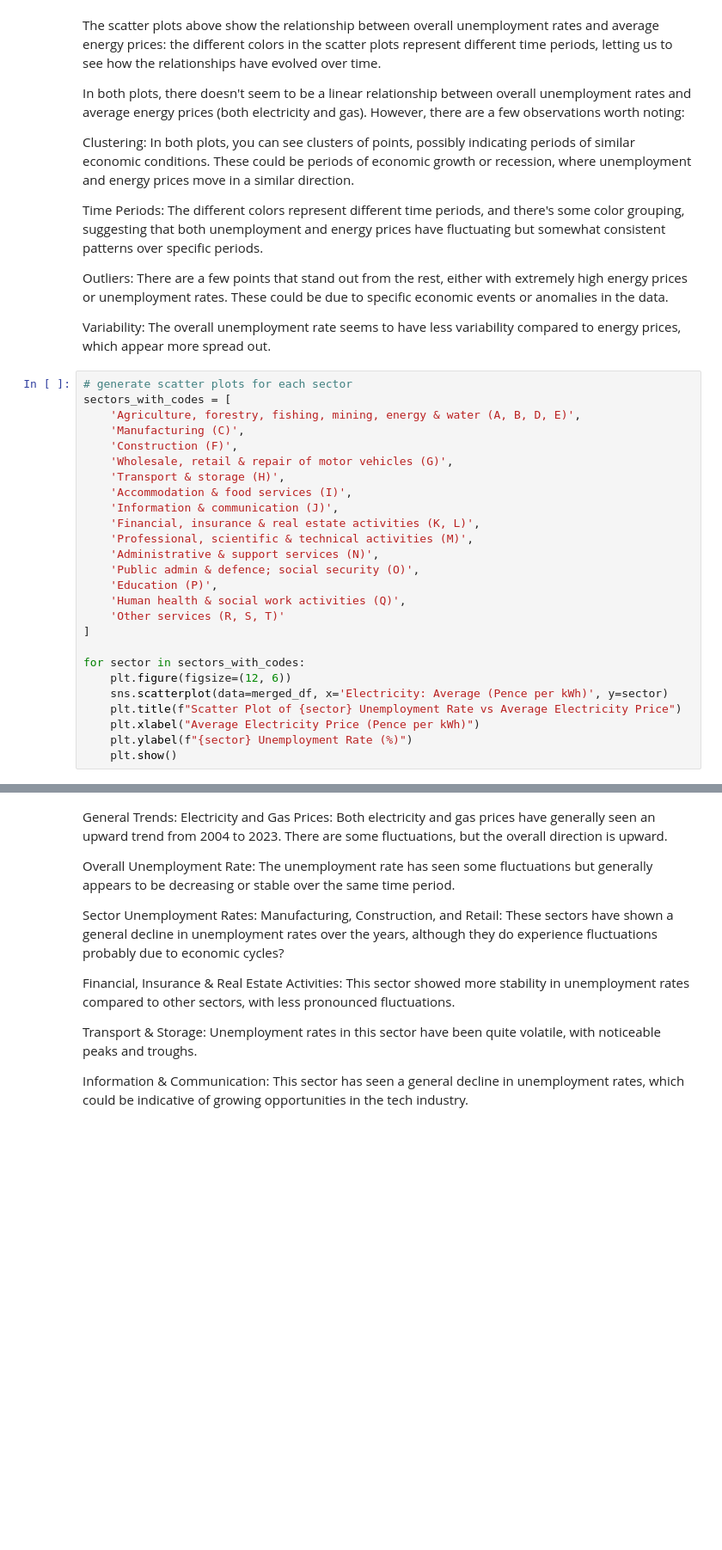
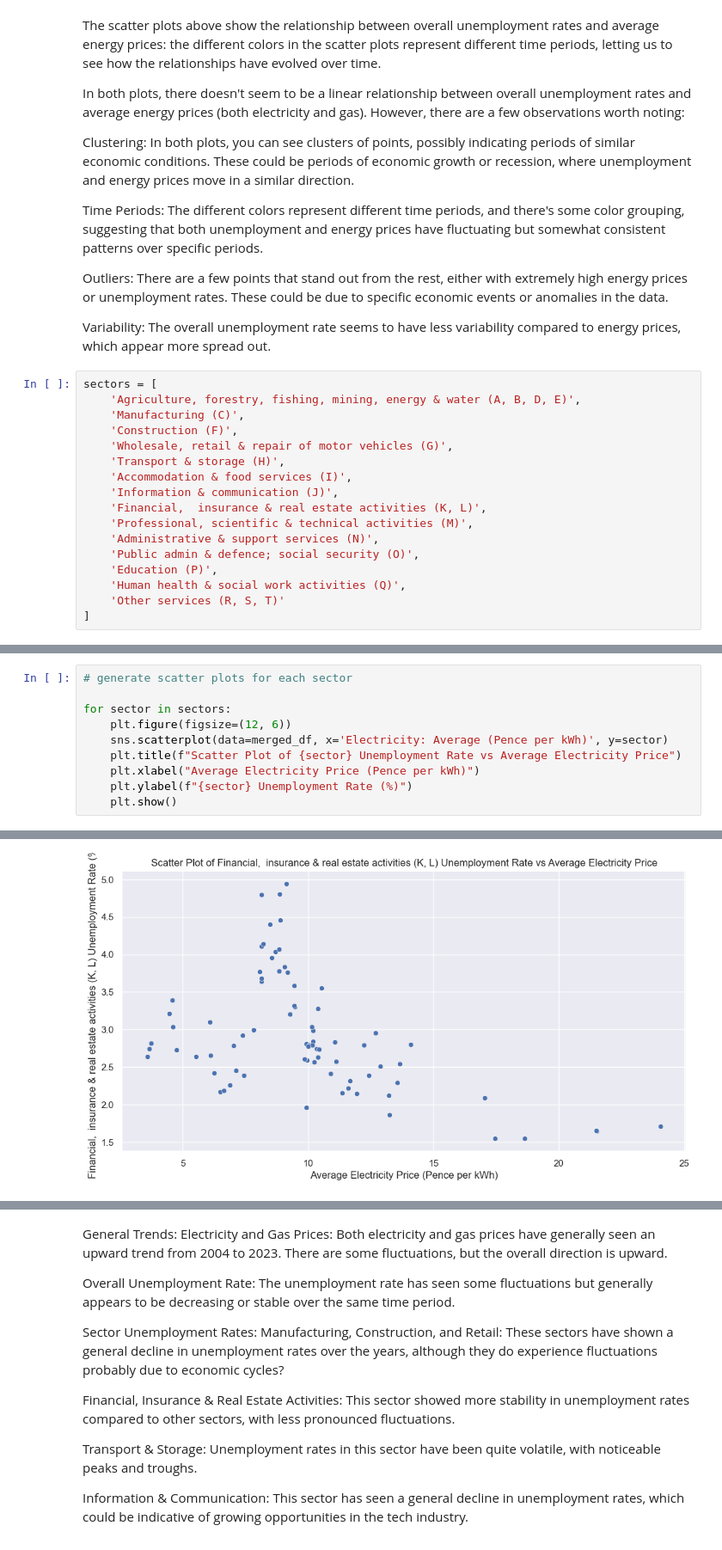
Before and after one commit to Ellie-Brakoniecki/Energy-prices-project, a Jupyter notebook: src/analysis.ipynb, the cells around one changed output, grey strips where cells are left out. Shown at 86% size. Saved outputs shown, nothing was run; the diff lists cells and outputs as text; blank space fills up the shorter version.

Commit message:
fix error in plot

```diff
--- a/src/analysis.ipynb
+++ b/src/analysis.ipynb
@@ -375,8 +375,7 @@ Outliers: There are a few points that stand out from the rest, either with extre
 
 Variability: The overall unemployment rate seems to have less variability compared to energy prices, which appear more spread out.
 # %%
-# generate scatter plots for each sector
-sectors_with_codes = [
+sectors = [
     'Agriculture, forestry, fishing, mining, energy & water (A, B, D, E)',
     'Manufacturing (C)',
     'Construction (F)',
@@ -384,7 +383,7 @@ sectors_with_codes = [
     'Transport & storage (H)',
     'Accommodation & food services (I)',
     'Information & communication (J)',
-    'Financial, insurance & real estate activities (K, L)',
+    'Financial,  insurance & real estate activities (K, L)',
     'Professional, scientific & technical activities (M)',
     'Administrative & support services (N)',
     'Public admin & defence; social security (O)',
@@ -392,11 +391,3 @@ sectors_with_codes = [
     'Human health & social work activities (Q)',
     'Other services (R, S, T)'
 ]
-
-for sector in sectors_with_codes:
-    plt.figure(figsize=(12, 6))
-    sns.scatterplot(data=merged_df, x='Electricity: Average (Pence per kWh)', y=sector)
-    plt.title(f"Scatter Plot of {sector} Unemployment Rate vs Average Electricity Price")
-    plt.xlabel("Average Electricity Price (Pence per kWh)")
-    plt.ylabel(f"{sector} Unemployment Rate (%)")
-    plt.show()
@@ -412,0 +394,11 @@ ValueError: Could not interpret value `Financial, insurance & real estate activi
+# %%
+# generate scatter plots for each sector
+
+for sector in sectors:
+    plt.figure(figsize=(12, 6))
+    sns.scatterplot(data=merged_df, x='Electricity: Average (Pence per kWh)', y=sector)
+    plt.title(f"Scatter Plot of {sector} Unemployment Rate vs Average Electricity Price")
+    plt.xlabel("Average Electricity Price (Pence per kWh)")
+    plt.ylabel(f"{sector} Unemployment Rate (%)")
+    plt.show()
+# %% [output]
@@ -412,0 +412 @@ ValueError: Could not interpret value `Financial, insurance & real estate activi
+[figure, added]
```
Also changed, not shown: parts of 3 cells of this notebook.
